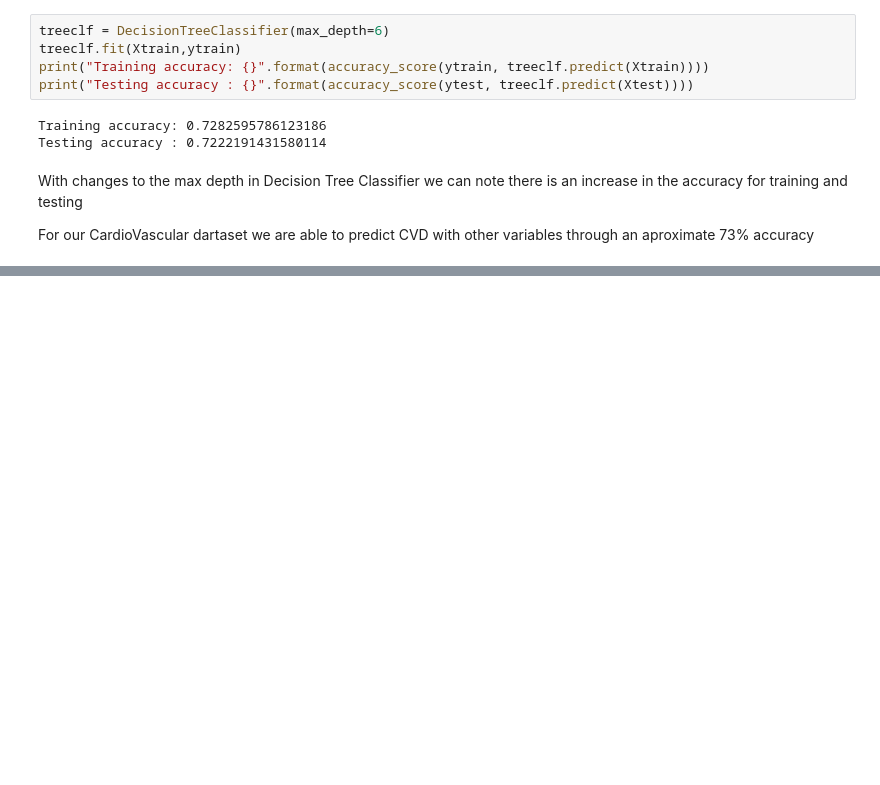
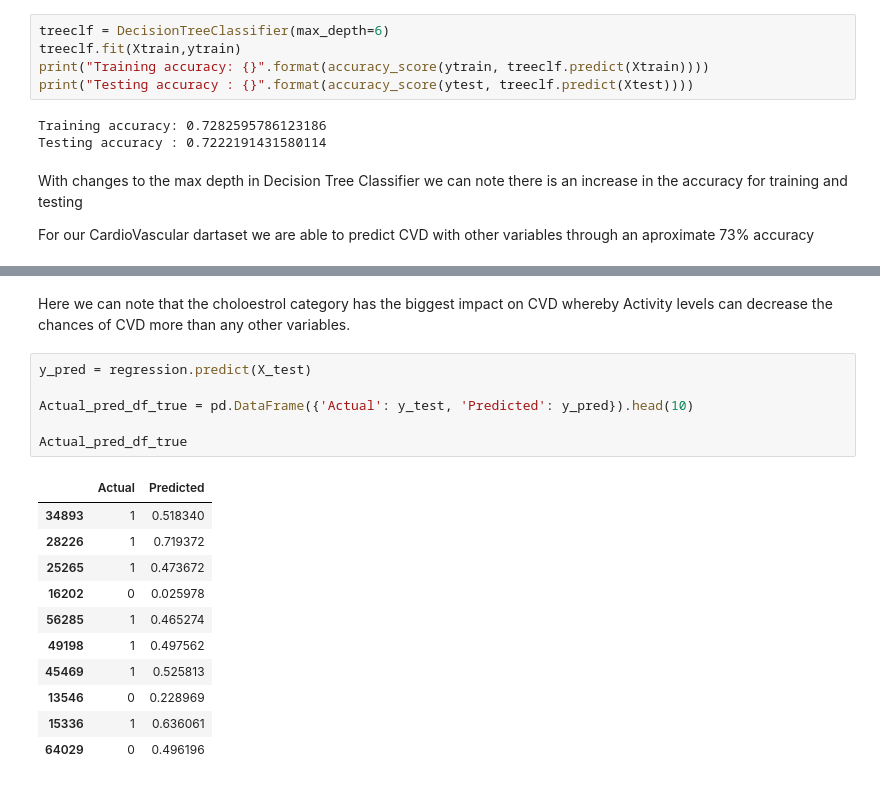
Before and after one commit to Mwelgama/307_Ass2, a Jupyter notebook: ass3_1.ipynb, the cells around one changed output, grey strips where cells are left out. Saved outputs shown, nothing was run; the diff lists cells and outputs as text; blank space fills up the shorter version.

```diff
--- a/ass3_1.ipynb
+++ b/ass3_1.ipynb
@@ -188,0 +236,20 @@ For our CardioVascular dartaset we are able to predict CVD with other variables
+# %% [markdown]
+Here we can note that the choloestrol category has the biggest impact on CVD whereby Activity levels can decrease the chances of CVD more than any other variables.
+# %%
+y_pred = regression.predict(X_test)
+
+Actual_pred_df_true = pd.DataFrame({'Actual': y_test, 'Predicted': y_pred}).head(10)
+
+Actual_pred_df_true
+# %% [output]
+|  | Actual | Predicted |
+| 34893 | 1 | 0.518340 |
+| 28226 | 1 | 0.719372 |
+| 25265 | 1 | 0.473672 |
+| 16202 | 0 | 0.025978 |
+| 56285 | 1 | 0.465274 |
+| 49198 | 1 | 0.497562 |
+| 45469 | 1 | 0.525813 |
+| 13546 | 0 | 0.228969 |
+| 15336 | 1 | 0.636061 |
+| 64029 | 0 | 0.496196 |
```
Also changed, not shown: parts of 17 cells of this notebook.
